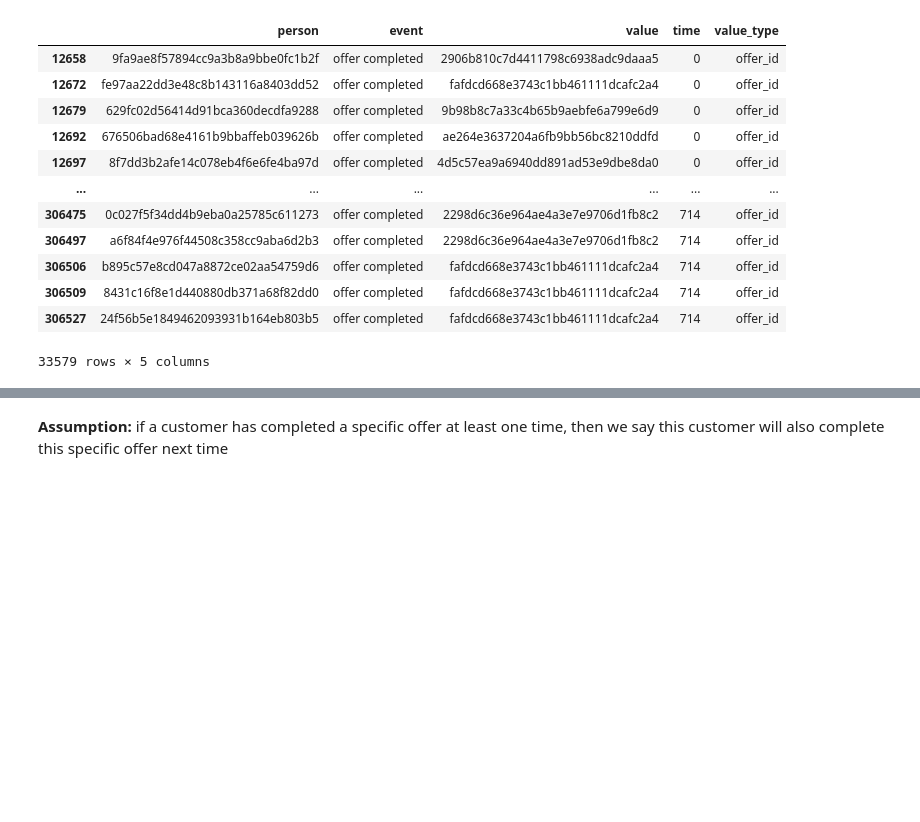
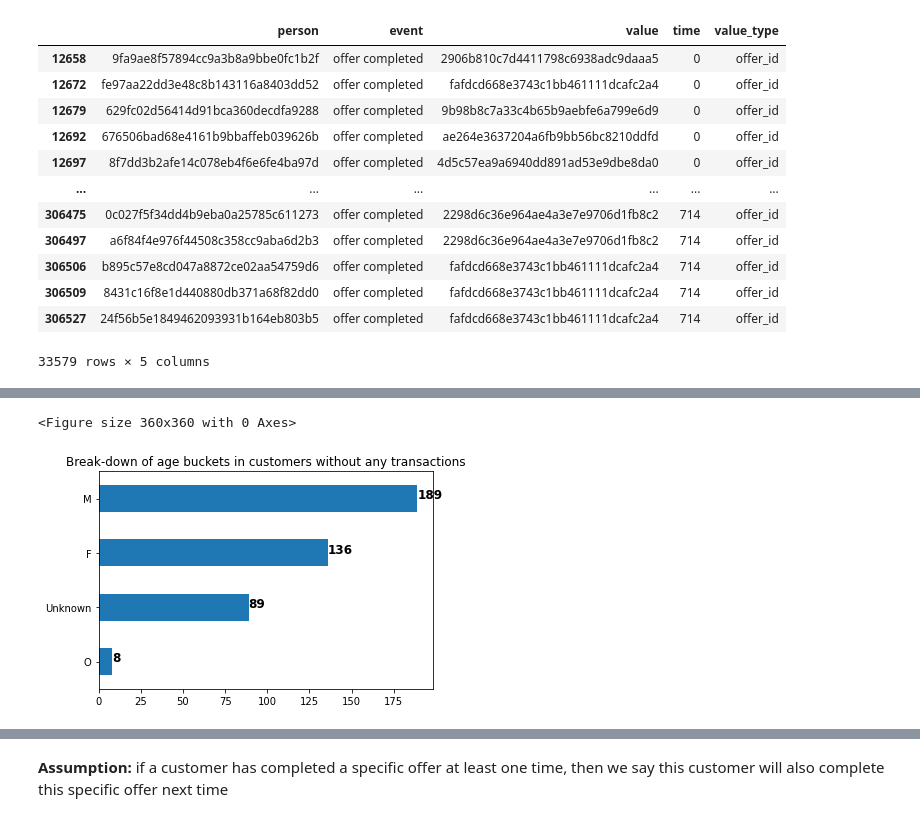
Before and after one commit to claudiazi/UdacityDataScientistNanoDegree, a Jupyter notebook: Projects/starbucks_capstone/Starbucks_Capstone_notebook.ipynb, the cells around one changed output, grey strips where cells are left out. Drawn from its saved outputs; the diff is of its cells as text; code cells hidden in the pictures; blank space fills up the shorter version.

```diff
--- a/Projects/starbucks_capstone/Starbucks_Capstone_notebook.ipynb
+++ b/Projects/starbucks_capstone/Starbucks_Capstone_notebook.ipynb
@@ -237,0 +512,5 @@ transcript[transcript["event"]=='offer completed']
+# %%
+horizontal_bar_plot(no_transactions_profile, 'gender', "Break-down of age buckets in customers without any transactions")
+# %% [output]
+<Figure size 360x360 with 0 Axes>
+[figure, added]
```
Also changed, not shown: parts of 34 cells of this notebook.
